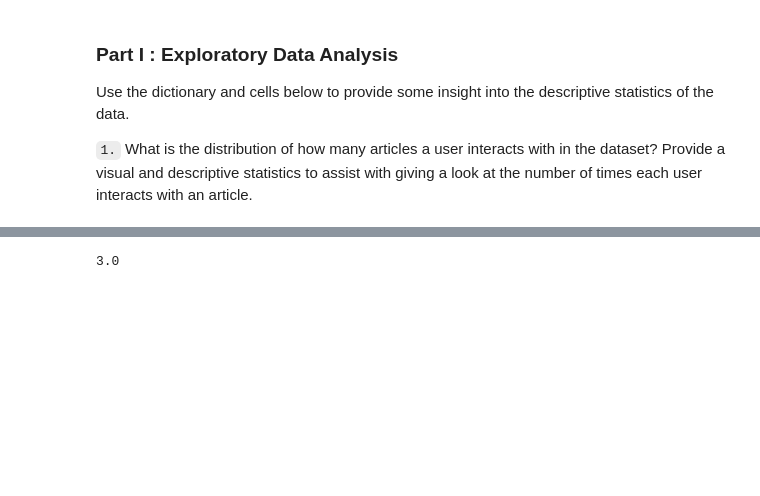
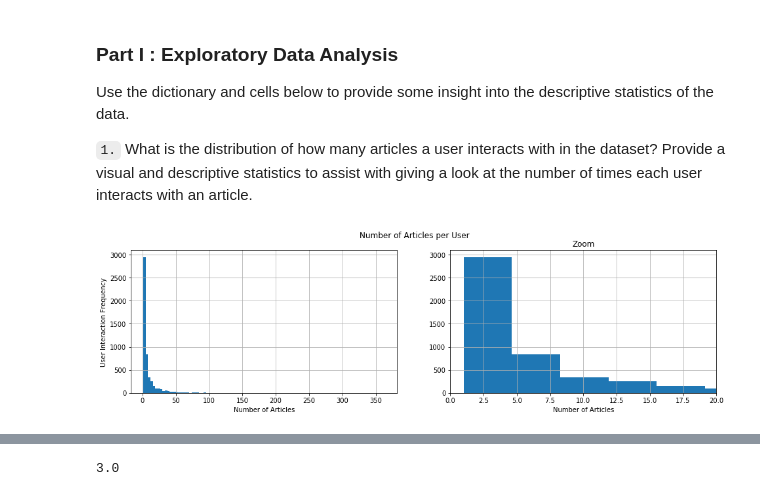
Before and after one commit to LexiAM/article_recommendation, a Jupyter notebook: Recommendations_with_IBM.ipynb, the cells around one changed output, grey strips where cells are left out. Saved outputs shown, nothing was run; the diff lists cells and outputs as text; code cells hidden in the pictures; blank space fills up the shorter version.

Commit message:
feat: add visualization of user-article interactions

```diff
--- a/Recommendations_with_IBM.ipynb
+++ b/Recommendations_with_IBM.ipynb
@@ -65,3 +65,17 @@ df.article_id = df.article_id.astype('str')
 Use the dictionary and cells below to provide some insight into the descriptive statistics of the data.
 
 `1.` What is the distribution of how many articles a user interacts with in the dataset?  Provide a visual and descriptive statistics to assist with giving a look at the number of times each user interacts with an article.
+# %%
+fig, ax = plt.subplots(1, 2, figsize=(16, 4))
+fig.suptitle('Number of Articles per User')
+ax1 = df.groupby('email')['article_id'].count().hist(bins=100, ax=ax[0])
+ax1.set_xlabel('Number of Articles')
+ax1.set_ylabel('User Interaction Frequency')
+
+ax2 = df.groupby('email')['article_id'].count().hist(bins=100, ax=ax[1])
+ax2.set_xlabel('Number of Articles')
+ax2.set_ylabel(' ')
+ax2.set_title('Zoom')
+ax2.set_xlim(0, 20);
+# %% [output]
+[figure, added]
```
Also changed, not shown: parts of 4 cells of this notebook, 1 other file.
